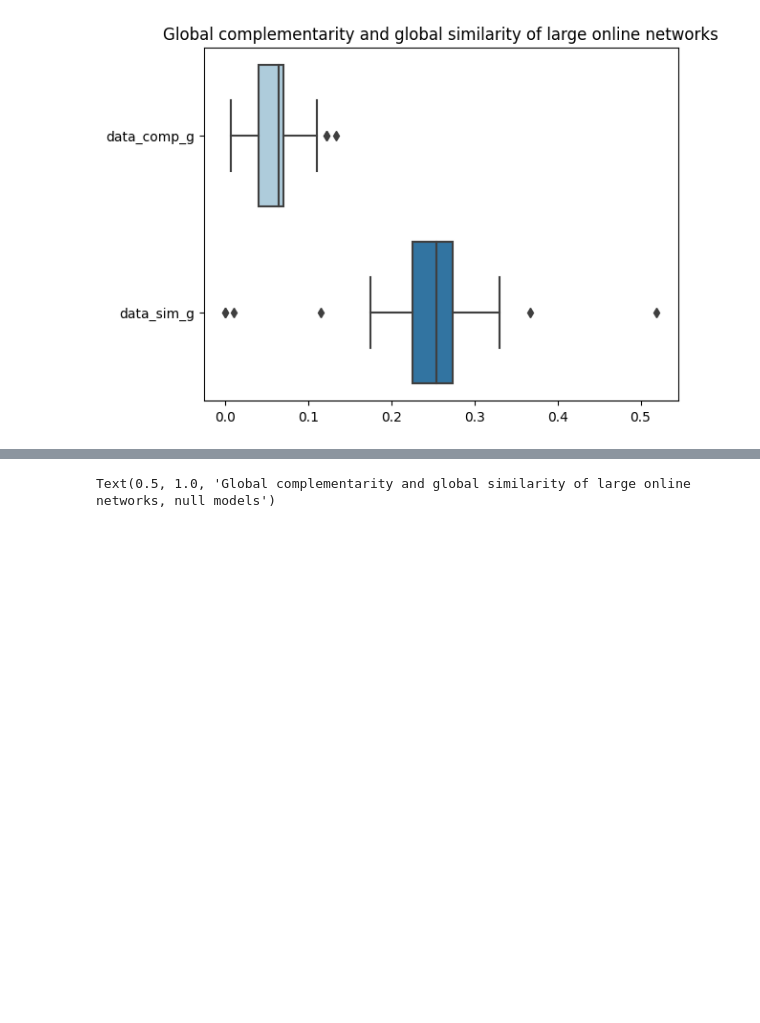
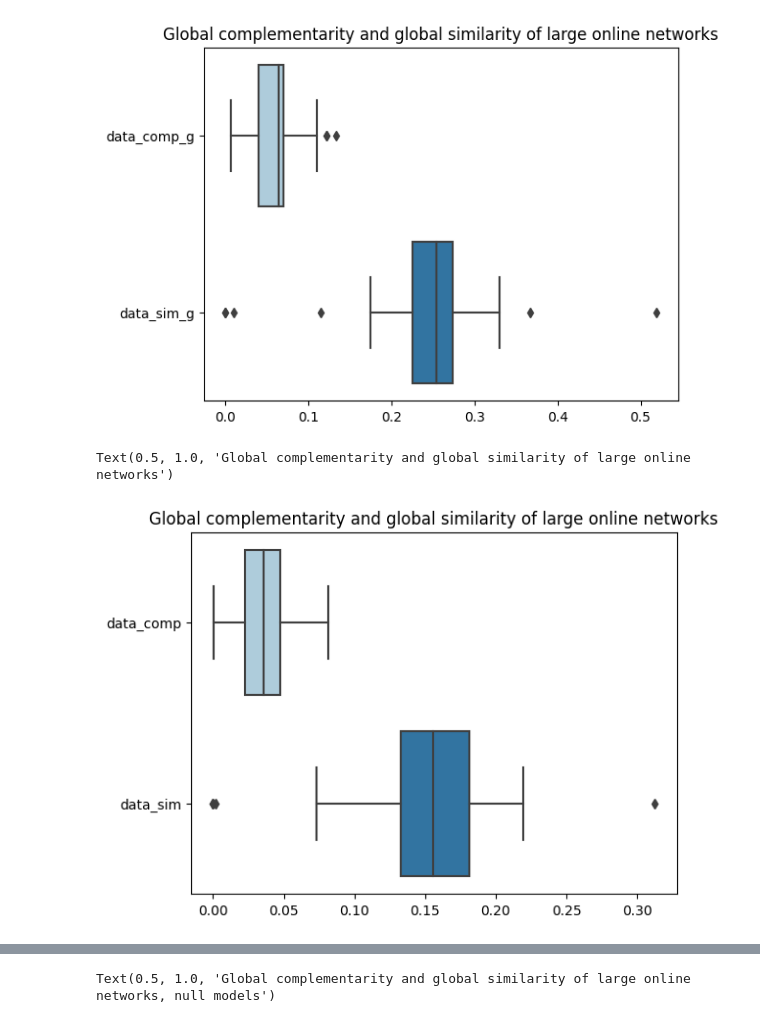
Before and after one commit to alenfrey/uzh-network-science-project, a Jupyter notebook: code/visualise_results_large_online.ipynb, the cells around one changed output, grey strips where cells are left out. Drawn from its saved outputs; the diff is of its cells as text; code cells hidden in the pictures; blank space fills up the shorter version.

```diff
--- a/code/visualise_results_large_online.ipynb
+++ b/code/visualise_results_large_online.ipynb
@@ -148,3 +159,9 @@ plt.title("Global complementarity and global similarity of large online networks
 # %% [output]
 Text(0.5, 1.0, 'Global complementarity and global similarity of large online networks')
 [figure]
+# %%
+sns.boxplot(data=df[["data_comp", "data_sim"]], orient="h", palette="Paired")
+plt.title("Global complementarity and global similarity of large online networks")
+# %% [output]
+Text(0.5, 1.0, 'Global complementarity and global similarity of large online networks')
+[figure, added]
```
Also changed, not shown: parts of 2 cells of this notebook, 3 other files.
